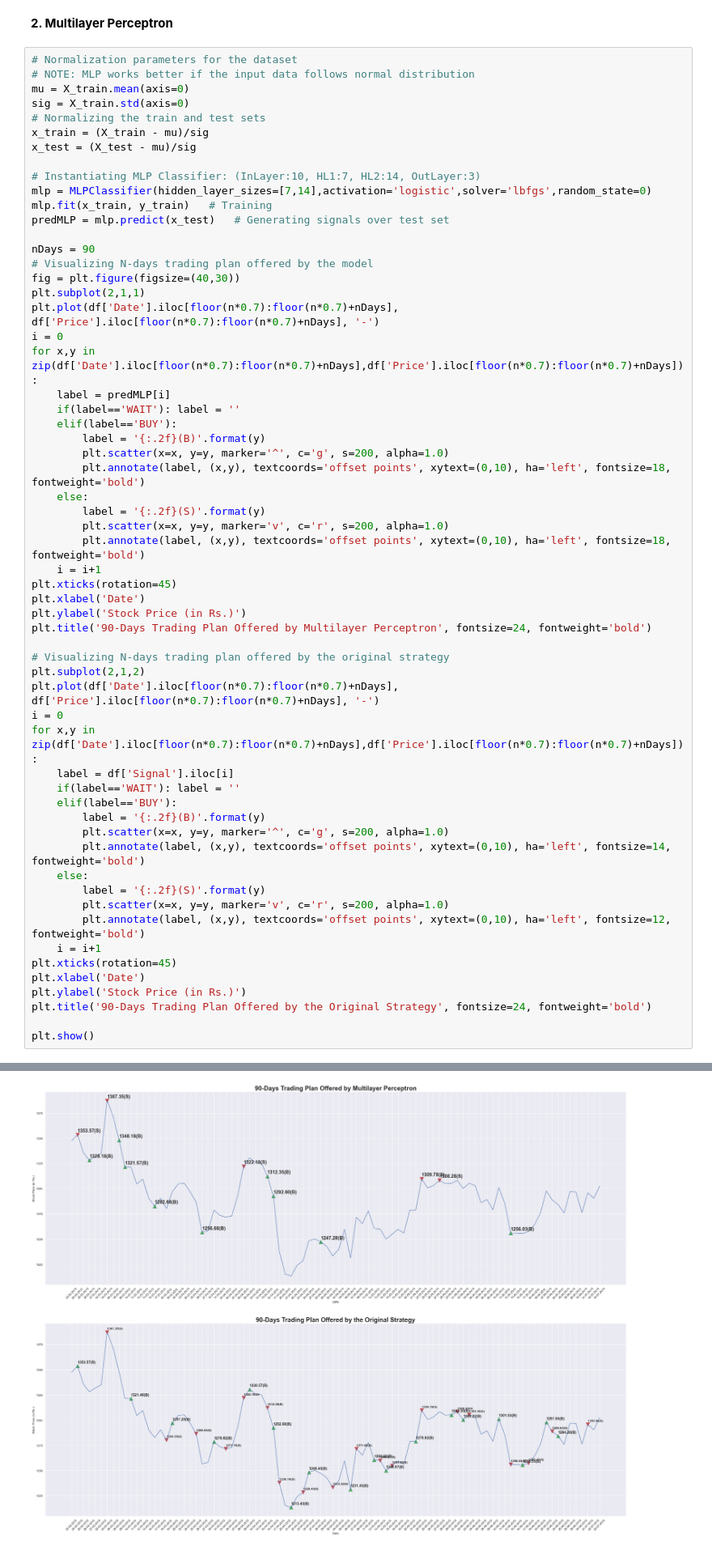
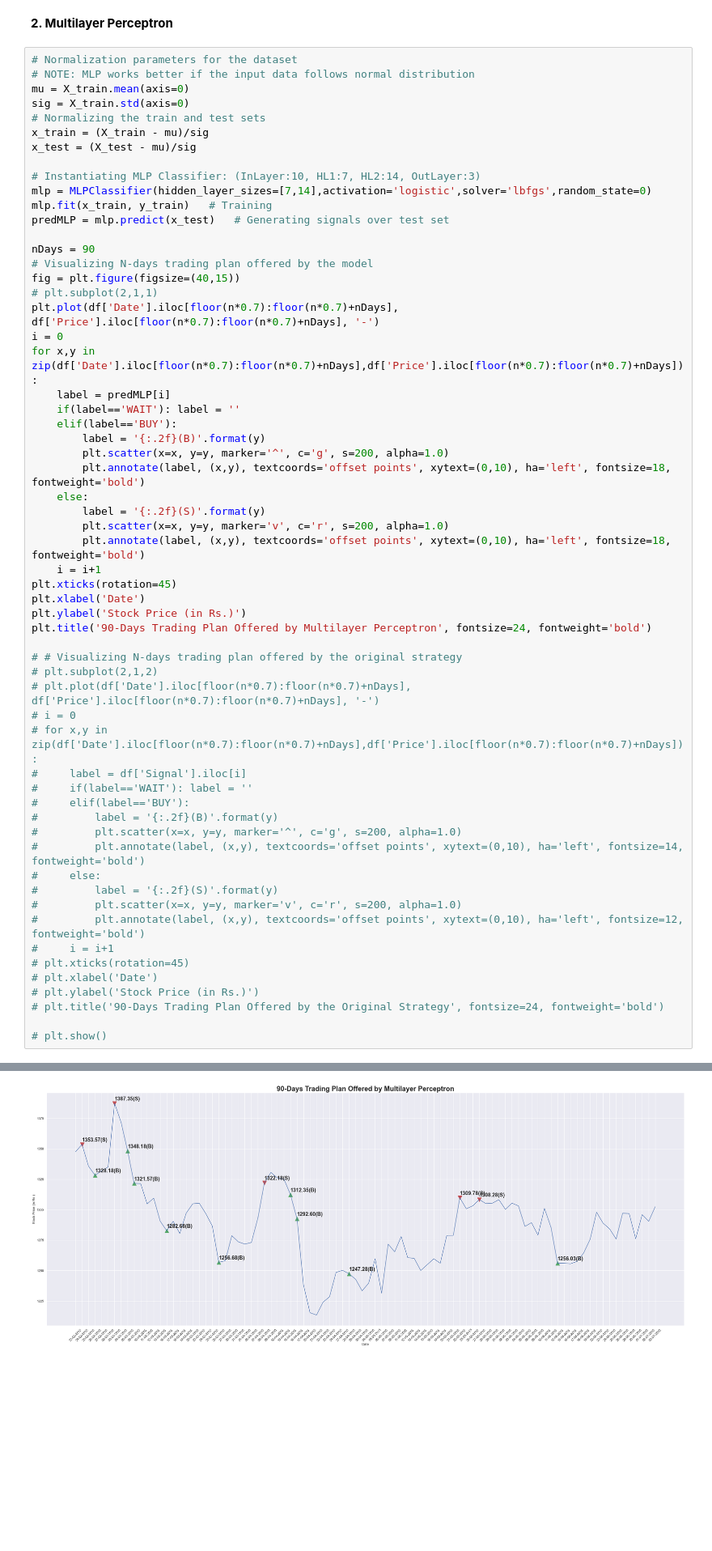
Before and after one commit to Anurag-Gulati-IIITD/Machine_Learning_Monsoon_2022, a Jupyter notebook: src/code_Anurag.ipynb, the cells around one changed output, grey strips where cells are left out. Shown at 81% size. Saved outputs shown, nothing was run; the diff lists cells and outputs as text; blank space fills up the shorter version.

```diff
--- a/src/code_Anurag.ipynb
+++ b/src/code_Anurag.ipynb
@@ -181,8 +182,8 @@ predMLP = mlp.predict(x_test)   # Generating signals over test set
 
 nDays = 90
 # Visualizing N-days trading plan offered by the model
-fig = plt.figure(figsize=(40,30))
-plt.subplot(2,1,1)
+fig = plt.figure(figsize=(40,15))
+# plt.subplot(2,1,1)
 plt.plot(df['Date'].iloc[floor(n*0.7):floor(n*0.7)+nDays], df['Price'].iloc[floor(n*0.7):floor(n*0.7)+nDays], '-')
 i = 0
 for x,y in zip(df['Date'].iloc[floor(n*0.7):floor(n*0.7)+nDays],df['Price'].iloc[floor(n*0.7):floor(n*0.7)+nDays]):
@@ -202,26 +203,26 @@ plt.xlabel('Date')
 plt.ylabel('Stock Price (in Rs.)')
 plt.title('90-Days Trading Plan Offered by Multilayer Perceptron', fontsize=24, fontweight='bold')
 
-# Visualizing N-days trading plan offered by the original strategy
-plt.subplot(2,1,2)
-plt.plot(df['Date'].iloc[floor(n*0.7):floor(n*0.7)+nDays], df['Price'].iloc[floor(n*0.7):floor(n*0.7)+nDays], '-')
-i = 0
-for x,y in zip(df['Date'].iloc[floor(n*0.7):floor(n*0.7)+nDays],df['Price'].iloc[floor(n*0.7):floor(n*0.7)+nDays]):
-    label = df['Signal'].iloc[i]
-    if(label=='WAIT'): label = ''
-    elif(label=='BUY'):
-        label = '{:.2f}(B)'.format(y)
-        plt.scatter(x=x, y=y, marker='^', c='g', s=200, alpha=1.0)
-        plt.annotate(label, (x,y), textcoords='offset points', xytext=(0,10), ha='left', fontsize=14, fontweight='bold')
-    else:
-        label = '{:.2f}(S)'.format(y)
-        plt.scatter(x=x, y=y, marker='v', c='r', s=200, alpha=1.0)
-        plt.annotate(label, (x,y), textcoords='offset points', xytext=(0,10), ha='left', fontsize=12, fontweight='bold')
-    i = i+1
-plt.xticks(rotation=45)
-plt.xlabel('Date')
-plt.ylabel('Stock Price (in Rs.)')
-plt.title('90-Days Trading Plan Offered by the Original Strategy', fontsize=24, fontweight='bold')
+# # Visualizing N-days trading plan offered by the original strategy
+# plt.subplot(2,1,2)
+# plt.plot(df['Date'].iloc[floor(n*0.7):floor(n*0.7)+nDays], df['Price'].iloc[floor(n*0.7):floor(n*0.7)+nDays], '-')
+# i = 0
+# for x,y in zip(df['Date'].iloc[floor(n*0.7):floor(n*0.7)+nDays],df['Price'].iloc[floor(n*0.7):floor(n*0.7)+nDays]):
+#     label = df['Signal'].iloc[i]
+#     if(label=='WAIT'): label = ''
+#     elif(label=='BUY'):
+#         label = '{:.2f}(B)'.format(y)
+#         plt.scatter(x=x, y=y, marker='^', c='g', s=200, alpha=1.0)
+#         plt.annotate(label, (x,y), textcoords='offset points', xytext=(0,10), ha='left', fontsize=14, fontweight='bold')
+#     else:
+#         label = '{:.2f}(S)'.format(y)
+#         plt.scatter(x=x, y=y, marker='v', c='r', s=200, alpha=1.0)
+#         plt.annotate(label, (x,y), textcoords='offset points', xytext=(0,10), ha='left', fontsize=12, fontweight='bold')
+#     i = i+1
+# plt.xticks(rotation=45)
+# plt.xlabel('Date')
+# plt.ylabel('Stock Price (in Rs.)')
+# plt.title('90-Days Trading Plan Offered by the Original Strategy', fontsize=24, fontweight='bold')
 
-plt.show()
+# plt.show()
 # %% [output]
@@ -228 +230 @@ plt.show()
-[figure, old version]
+[figure, new version]
```
Also changed, not shown: parts of 3 cells of this notebook, 4 other files.
